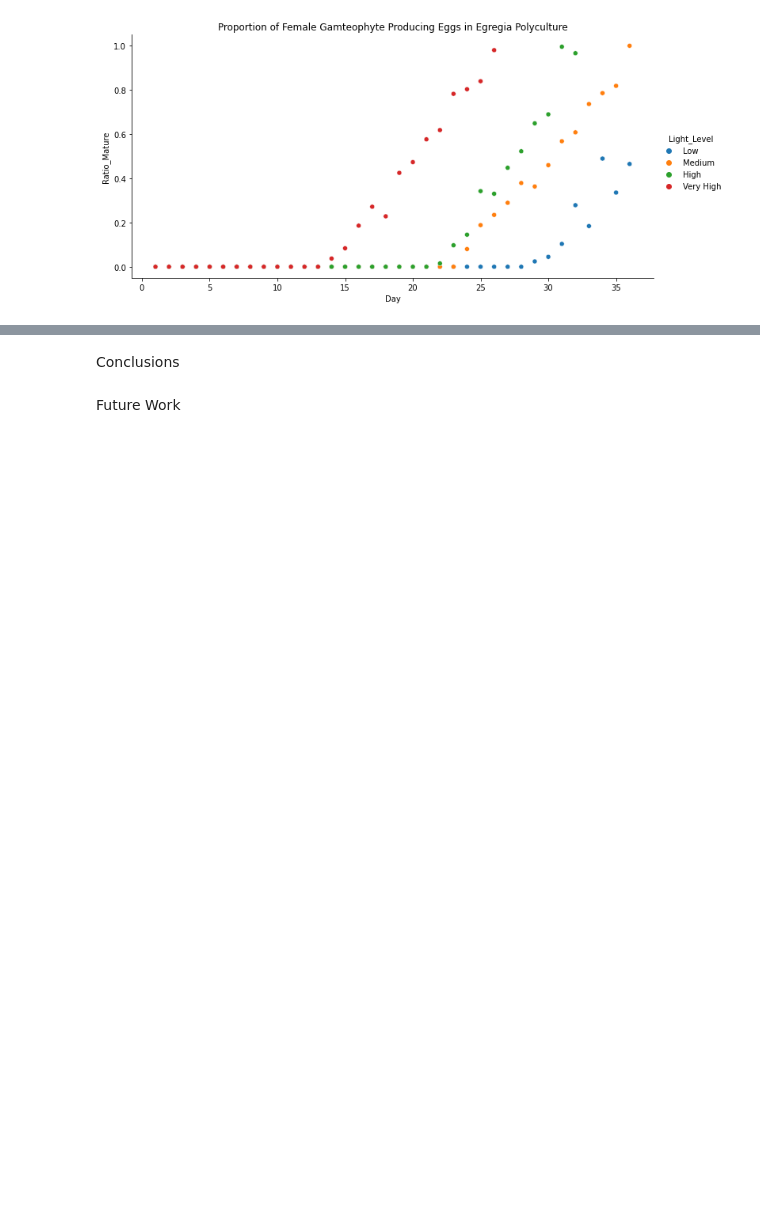
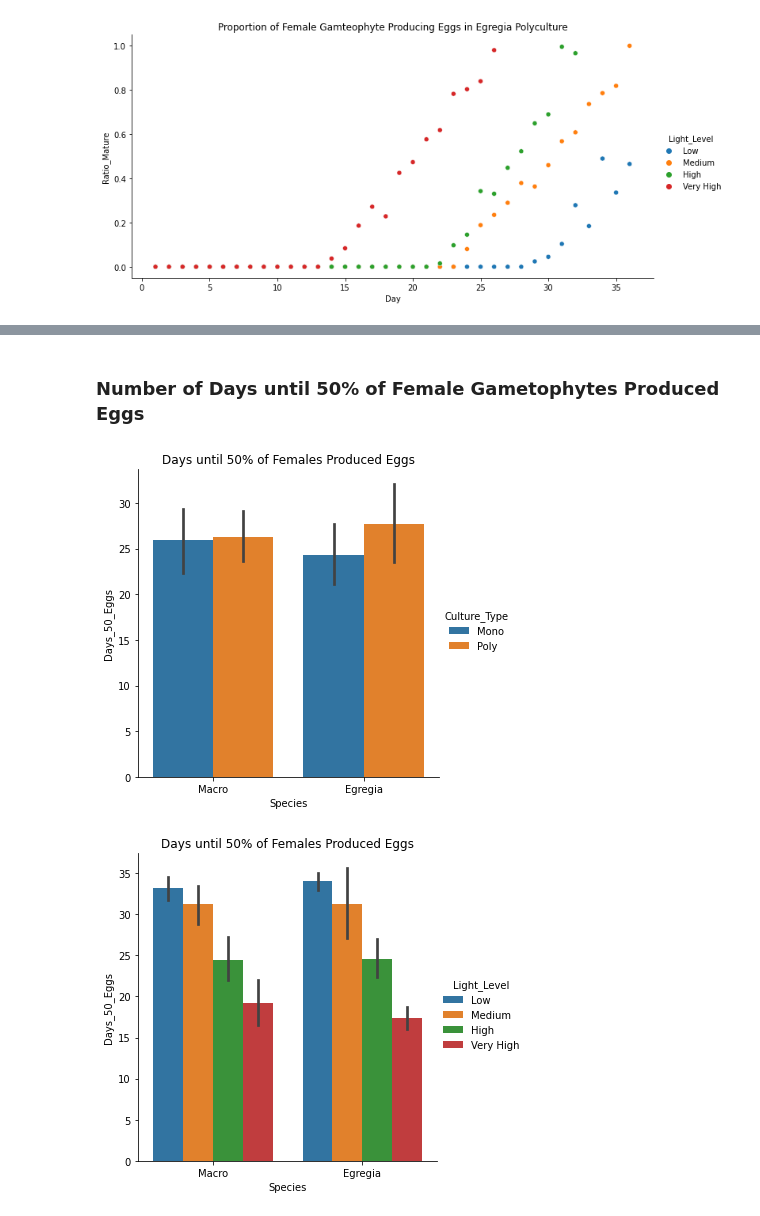
Before and after one commit to JayceeLanza/final_project, a Jupyter notebook: Final_Project.ipynb, the cells around one changed output, grey strips where cells are left out. Drawn from its saved outputs; the diff is of its cells as text; code cells hidden in the pictures; blank space fills up the shorter version.

```diff
--- a/Final_Project.ipynb
+++ b/Final_Project.ipynb
@@ -161,2 +295,3 @@ sns.relplot(data=et_egre_poly, x= "Day", y="Ratio_Mature", hue="Light_Level", as
 # %%
-#Test for Normality
+eggs_and_sporos = egg_timing = pd.read_excel(r'MS263_FinalProject_SporophyteProduction.xlsx')
+eggs_and_sporos
@@ -163,3 +312,4 @@ sns.relplot(data=et_egre_poly, x= "Day", y="Ratio_Mature", hue="Light_Level", as
 # %%
-#Test for Homoscedasticity
+#eliminate NA values
+ES_good = eggs_and_sporos.dropna() #Eliminate NA data
 # %%
@@ -167,4 +355,9 @@ sns.relplot(data=et_egre_poly, x= "Day", y="Ratio_Mature", hue="Light_Level", as
-# %% [markdown]
-Conclusions
-# %% [markdown]
-Future Work
+# %% [markdown]
+### Number of Days until 50% of Female Gametophytes Produced Eggs
+# %%
+#Graph Data
+sns.catplot(data=ES_good, kind="bar", x="Species", y="Days_50_Eggs", hue="Culture_Type",).set(title='Days until 50% of Females Produced Eggs');
+sns.catplot(data=ES_good, kind="bar", x="Species", y="Days_50_Eggs", hue="Light_Level",).set(title='Days until 50% of Females Produced Eggs');
+# %% [output]
+[figure, added]
+[figure, added]
```
Also changed, not shown: parts of 76 cells of this notebook, 2 other files.
